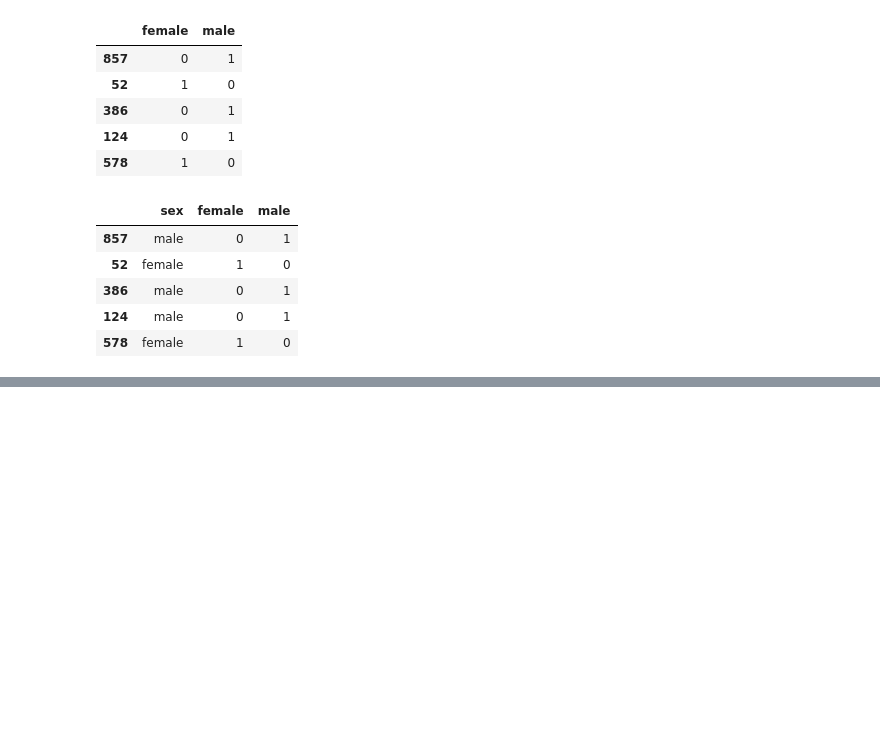
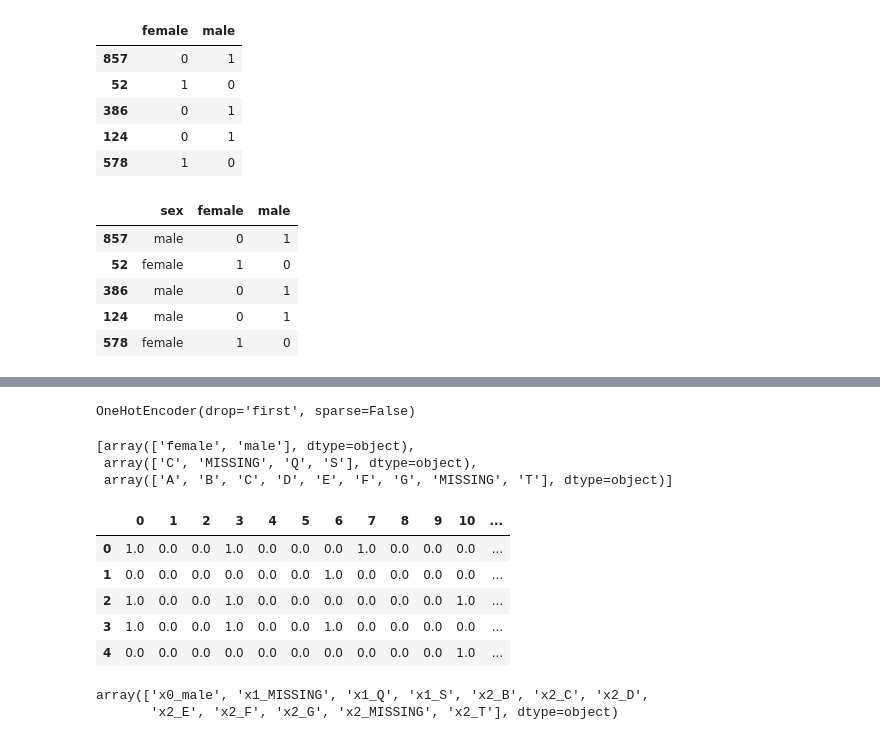
Before and after one commit to KarthikKothareddy/FeatureEngineering, a Jupyter notebook: categorical_variable_encoding.ipynb, the cells around one changed output, grey strips where cells are left out. Saved outputs shown, nothing was run; the diff lists cells and outputs as text; code cells hidden in the pictures; blank space fills up the shorter version.

```diff
--- a/categorical_variable_encoding.ipynb
+++ b/categorical_variable_encoding.ipynb
@@ -121,0 +169,35 @@ tmp.head()
+# %%
+# create the encoder and fit to train
+encoder = OneHotEncoder(
+    categories="auto",
+    drop="first", # this returns k-1 categories
+    sparse=False,
+    handle_unknown="error" # this makes sure rare labels are encoded
+)
+encoder.fit(x_train.fillna("MISSING"))
+# %% [output]
+OneHotEncoder(drop='first', sparse=False)
+# %%
+encoder.categories_
+# %% [output]
+[array(['female', 'male'], dtype=object),
+ array(['C', 'MISSING', 'Q', 'S'], dtype=object),
+ array(['A', 'B', 'C', 'D', 'E', 'F', 'G', 'MISSING', 'T'], dtype=object)]
+# %%
+# transform
+tmp = encoder.transform(x_train.fillna("MISSING"))
+# this retuns a numpy array
+pd.DataFrame(tmp).head()
+# %% [output]
+|  | 0 | 1 | 2 | 3 | 4 | 5 | 6 | 7 | 8 | 9 | 10 | ... |
+| 0 | 1.0 | 0.0 | 0.0 | 1.0 | 0.0 | 0.0 | 0.0 | 1.0 | 0.0 | 0.0 | 0.0 | ... |
+| 1 | 0.0 | 0.0 | 0.0 | 0.0 | 0.0 | 0.0 | 1.0 | 0.0 | 0.0 | 0.0 | 0.0 | ... |
+| 2 | 1.0 | 0.0 | 0.0 | 1.0 | 0.0 | 0.0 | 0.0 | 0.0 | 0.0 | 0.0 | 1.0 | ... |
+| 3 | 1.0 | 0.0 | 0.0 | 1.0 | 0.0 | 0.0 | 1.0 | 0.0 | 0.0 | 0.0 | 0.0 | ... |
+| 4 | 0.0 | 0.0 | 0.0 | 0.0 | 0.0 | 0.0 | 0.0 | 0.0 | 0.0 | 0.0 | 1.0 | ... |
+# %%
+# we can get the column names by
+encoder.get_feature_names()
+# %% [output]
+array(['x0_male', 'x1_MISSING', 'x1_Q', 'x1_S', 'x2_B', 'x2_C', 'x2_D',
+       'x2_E', 'x2_F', 'x2_G', 'x2_MISSING', 'x2_T'], dtype=object)
```
Also changed, not shown: parts of 5 cells of this notebook.
